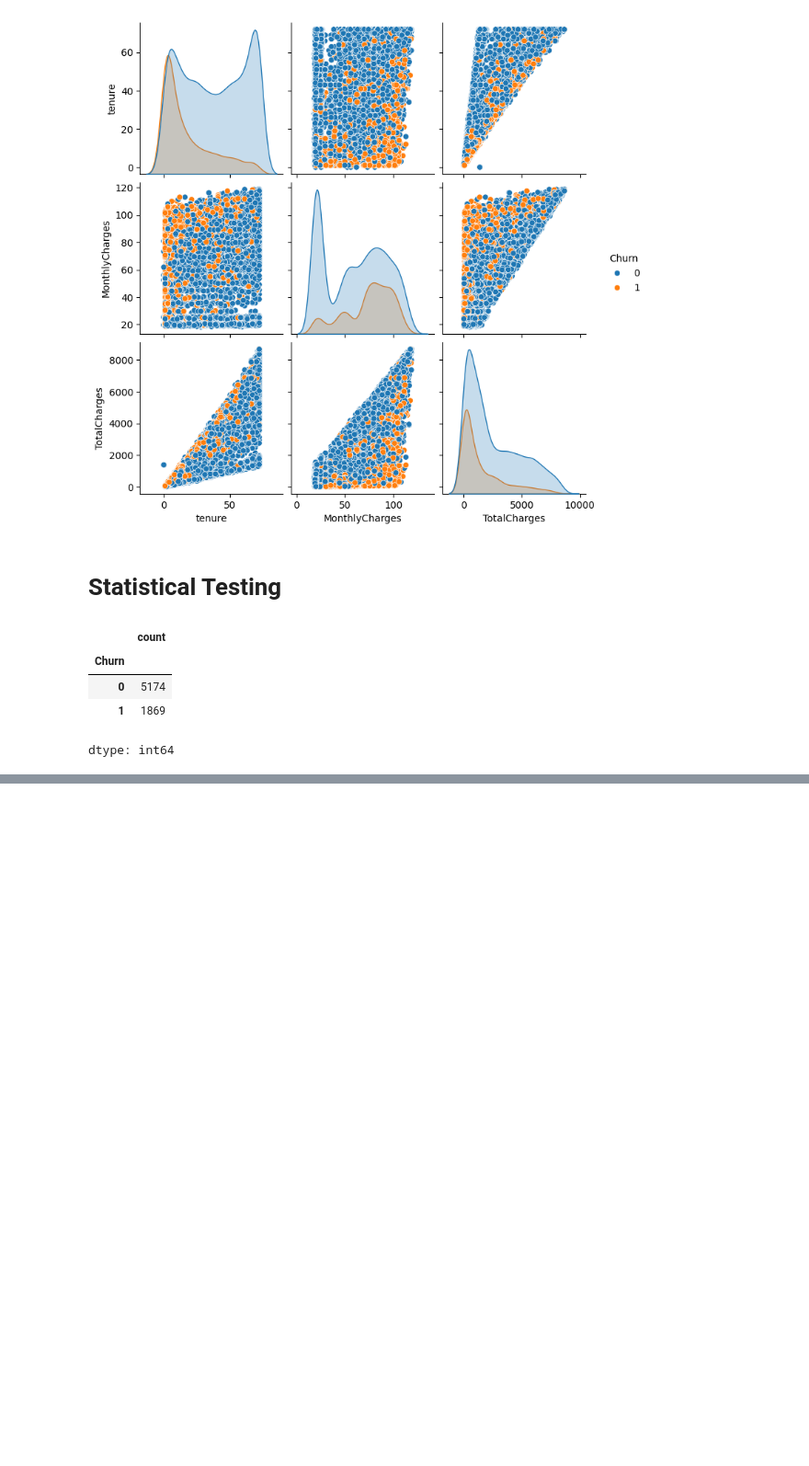
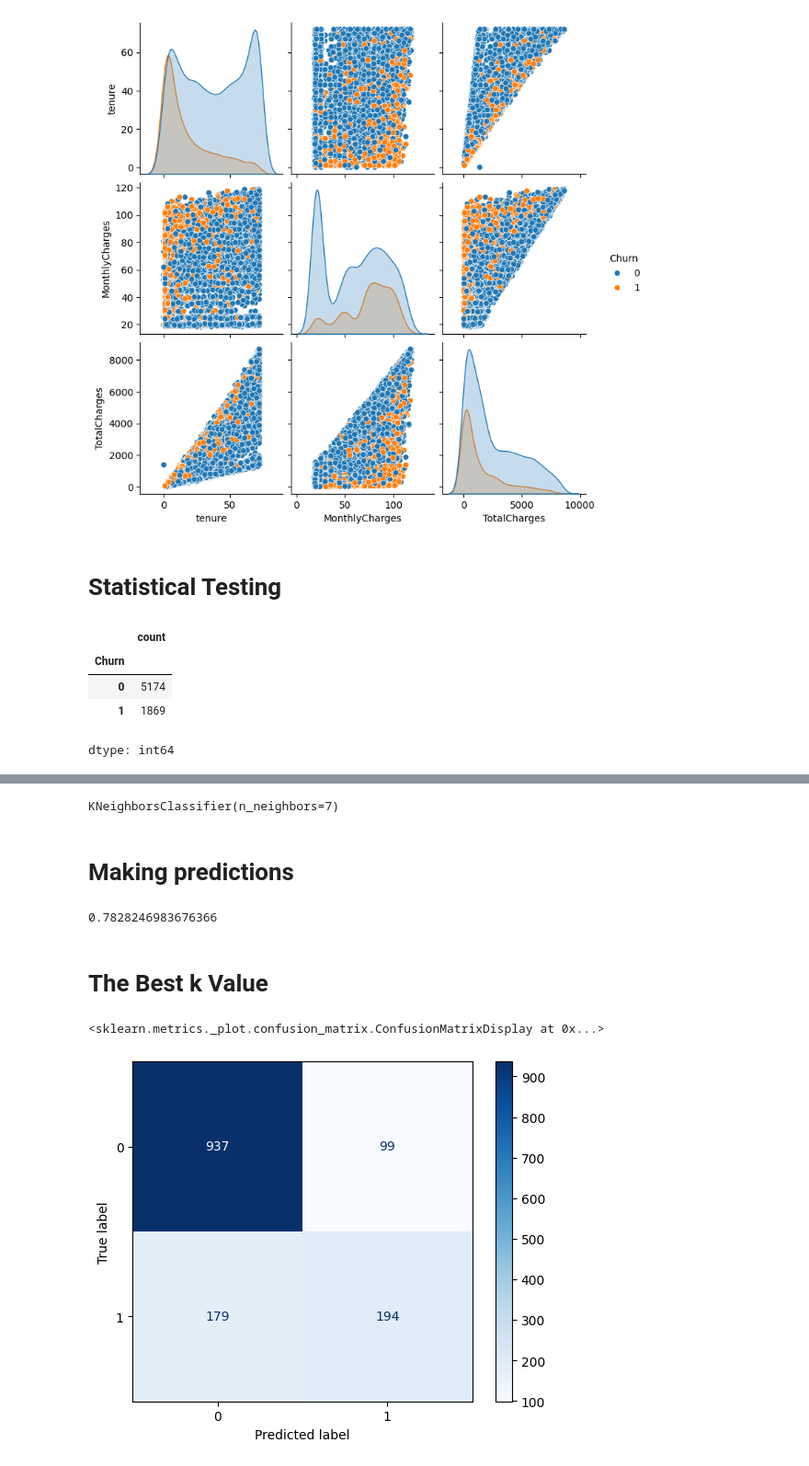
Before and after one commit to coder-priyanka01/customer-churn-prediction-system, a Jupyter notebook: Customer_Churn_Prediction_&_Business_Intelligence_System.ipynb, the cells around one changed output, grey strips where cells are left out. Shown at 92% size. Cells and saved outputs as stored; diff of their text form; code cells hidden in the pictures; blank space fills up the shorter version.

```diff
--- a/Customer_Churn_Prediction_&_Business_Intelligence_System.ipynb
+++ b/Customer_Churn_Prediction_&_Business_Intelligence_System.ipynb
@@ -263,0 +244,34 @@ ANOVA p-value (Tenure): 7.999057960610892e-205
+# %%
+from sklearn.neighbors import KNeighborsClassifier
+knn = KNeighborsClassifier(n_neighbors = 7)
+# %%
+knn.fit(X_train, y_train)
+# %% [output]
+KNeighborsClassifier(n_neighbors=7)
+# %% [markdown]
+# Making predictions
+# %%
+y_pred = knn.predict(X_test)
+# %%
+from sklearn.metrics import accuracy_score
+accuracy_score(y_test, y_pred)
+# %% [output]
+0.7828246983676366
+# %% [markdown]
+# The Best k Value
+# %%
+scores = []
+for i in range(1, 21):
+    model = KNeighborsClassifier(n_neighbors = i)
+    model.fit(X_train, y_train)
+    y_pred = model.predict(X_test)
+    scores.append(accuracy_score(y_test, y_pred))
+# %%
+from sklearn.metrics import confusion_matrix, ConfusionMatrixDisplay
+cm = confusion_matrix(y_test, y_pred)
+cm
+disp = ConfusionMatrixDisplay(cm)
+disp.plot(cmap = "Blues")
+# %% [output]
+<sklearn.metrics._plot.confusion_matrix.ConfusionMatrixDisplay at 0x...>
+[figure, added]
```
Also changed, not shown: parts of 12 cells of this notebook.
